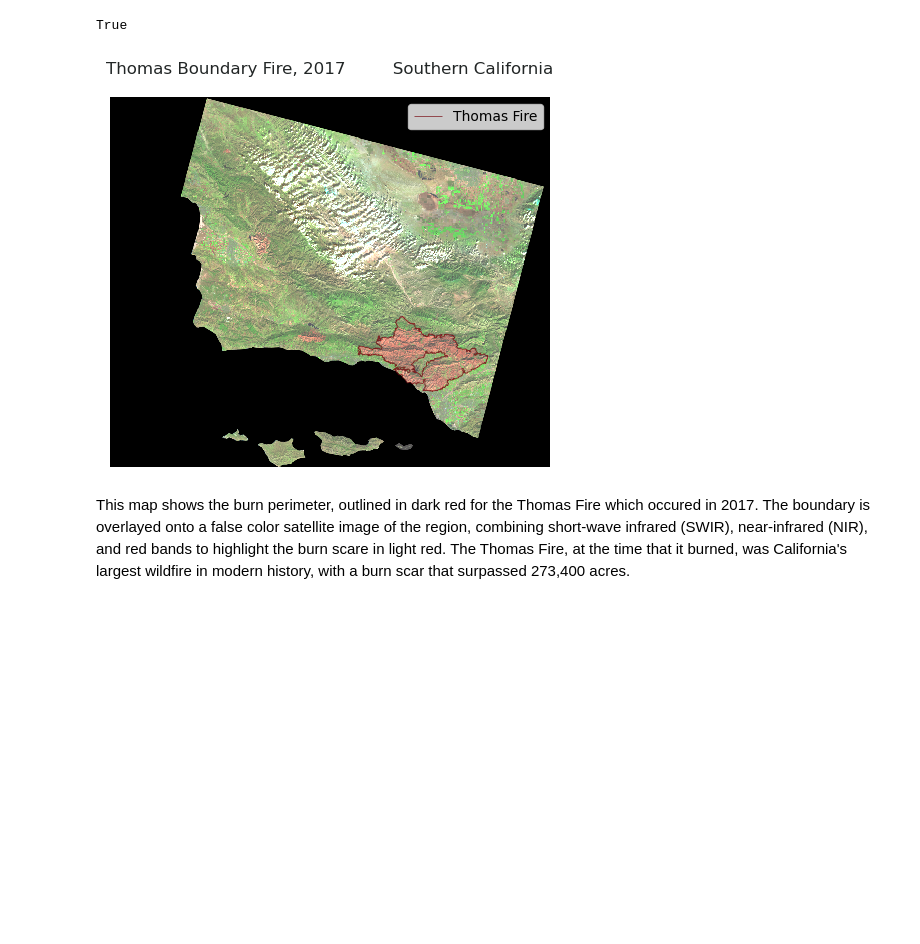
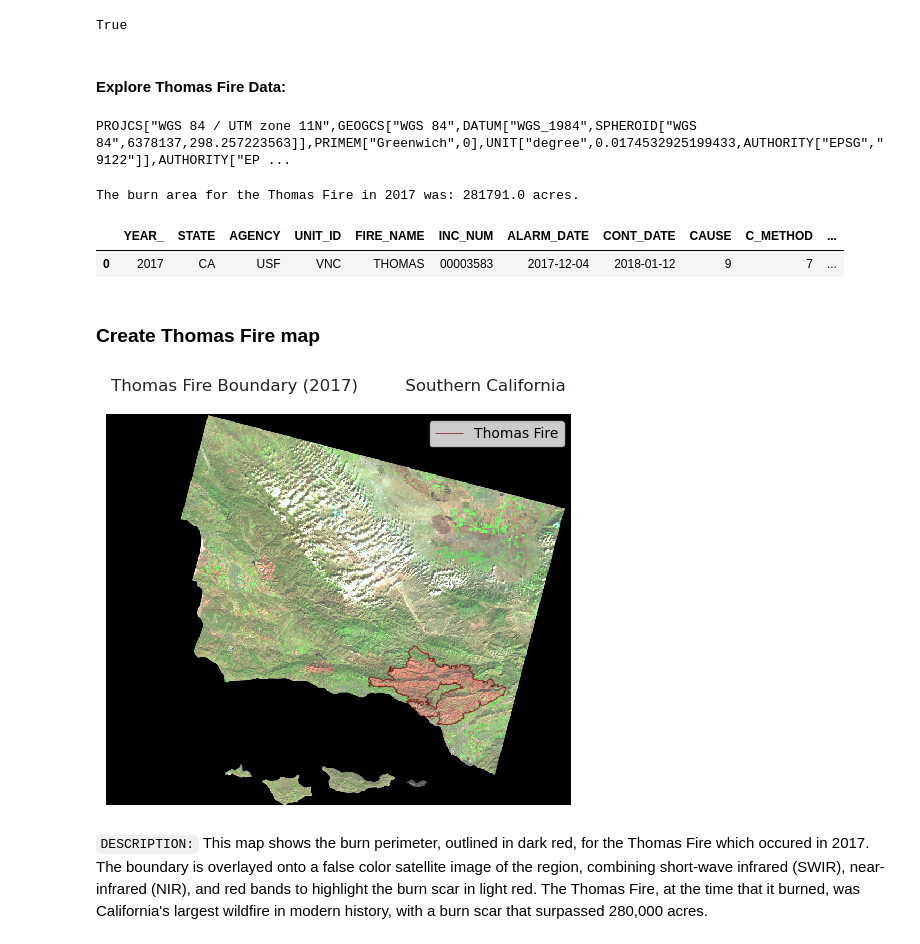
Before and after one commit to nicolelpepper/eds220-hwk4, a Jupyter notebook: hwk4-task2-false-color-PEPPER.ipynb.ipynb, the cells around one changed output. Saved outputs shown, nothing was run; the diff lists cells and outputs as text; code cells hidden in the pictures; blank space fills up the shorter version.

```diff
--- a/hwk4-task2-false-color-PEPPER.ipynb.ipynb
+++ b/hwk4-task2-false-color-PEPPER.ipynb.ipynb
@@ -107,14 +204,12 @@ Data variables:
 # %%
-# ---- Create a false color image -----
-
-# Select red, green, and blue variables
-false = landsat[['swir22', 'nir08', 'red']]
+# Select swir, nir, and red variables
+false_color = landsat[['swir22', 'nir08', 'red']]
 print(rgb)
 
 # Convert to a DataArray using .to_array()
-false_array = rgb.to_array()
+false_color = false_color.to_array()
 
 # Plot as an RGB image
 # 'robust = True' sets scale based on the 2nd and 98th percentiles to reduce influence of outliers
-false_array.plot.imshow(robust=True)
+false_color.plot.imshow(robust=True)
 # %% [output]
@@ -173,0 +250,11 @@ fig.text(0.5, 0.06,
+# %% [markdown]
+#### Explore Thomas Fire Data:
+# %%
+print(thomas_fire.crs)
+burn_area = thomas_fire['GIS_ACRES']
+# %% [output]
+PROJCS["WGS 84 / UTM zone 11N",GEOGCS["WGS 84",DATUM["WGS_1984",SPHEROID["WGS 84",6378137,298.257223563]],PRIMEM["Greenwich",0],UNIT["degree",0.0174532925199433,AUTHORITY["EPSG","9122"]],AUTHORITY["EP ...
+# %%
+print("The burn area for the Thomas Fire in 2017 was:", thomas_fire['GIS_ACRES'][0], "acres.")
+# %% [output]
+The burn area for the Thomas Fire in 2017 was: 281791.0 acres.
@@ -174,26 +264,38 @@ fig.text(0.5, 0.06,
+# %%
+thomas_fire.head()
+# %% [output]
+|  | YEAR_ | STATE | AGENCY | UNIT_ID | FIRE_NAME | INC_NUM | ALARM_DATE | CONT_DATE | CAUSE | C_METHOD | ... |
+| 0 | 2017 | CA | USF | VNC | THOMAS | 00003583 | 2017-12-04 | 2018-01-12 | 9 | 7 | ... |
+# %% [markdown]
+### Create Thomas Fire map
 # %%
-# Create a map of Thomas Fire # Acreage is 28171
-# Make sure aspect ratio is right landsat/landsat
+# Set aspect ratio for map
+fire_aspect_ratio = false_color.rio.width / false_color.rio.width # Raster's aspect ratio
 
-fig, ax = plt.subplots()
+# Set figure parameters
+fig, ax = plt.subplots(figsize=(6, 6 * fire_aspect_ratio))
 
-false_array.plot.imshow(robust=True)
-
+# Add false color imagery for background
+# 'robust = True' sets scale based on the 2nd and 98th percentiles to reduce influence of outliers
+false_color.plot.imshow(ax = ax,
+                        robust=True)
+# Add thomas fire boundary
 thomas_fire.boundary.plot(ax=ax,
                 color = "#780B12",
                 linewidth = 0.6,
                 alpha = 0.8)
-
-ax.set_title('Thomas Boundary Fire, 2017         Southern California',
+# Add title
+ax.set_title('Thomas Fire Boundary (2017)         Southern California',
             color="#222626",
             fontsize=12)
 
 ax.axis('off')
 
+# Add legend for fire perimeter
 plt.legend(thomas_fire,loc='upper right', labels = ["Thomas Fire"])
 
 plt.show()
 # %% [output]
-[figure, old version]
+[figure, new version]
 # %% [markdown]
-This map shows the burn perimeter, outlined in dark red for the Thomas Fire which occured in 2017. The boundary is overlayed onto a false color satellite image of the region, combining short-wave infrared (SWIR), near-infrared (NIR), and red bands to highlight the burn scare in light red. The Thomas Fire, at the time that it burned, was California's largest wildfire in modern history, with a burn scar that surpassed 273,400 acres.
+`DESCRIPTION:` This map shows the burn perimeter, outlined in dark red, for the Thomas Fire which occured in 2017. The boundary is overlayed onto a false color satellite image of the region, combining short-wave infrared (SWIR), near-infrared (NIR), and red bands to highlight the burn scar in light red. The Thomas Fire, at the time that it burned, was California's largest wildfire in modern history, with a burn scar that surpassed 280,000 acres.
```
Also changed, not shown: parts of 24 cells of this notebook.
